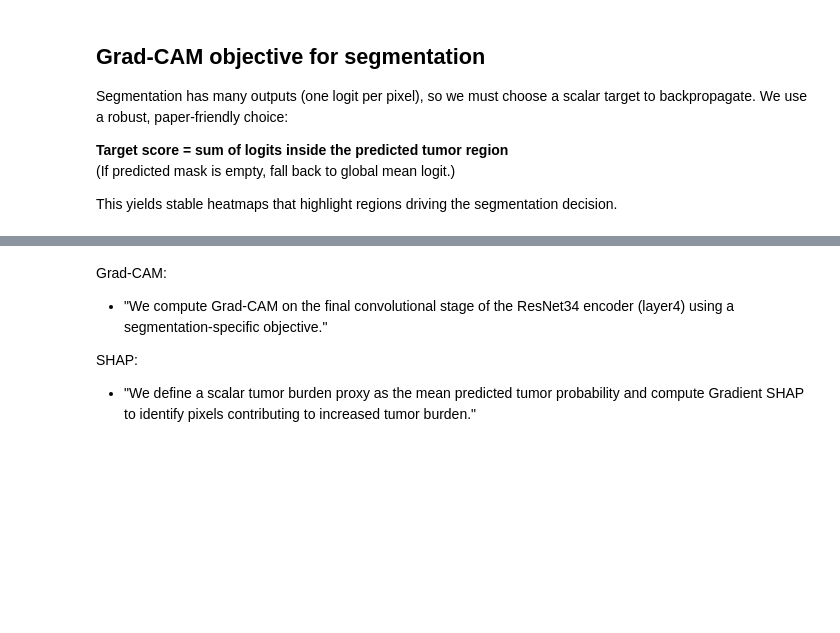
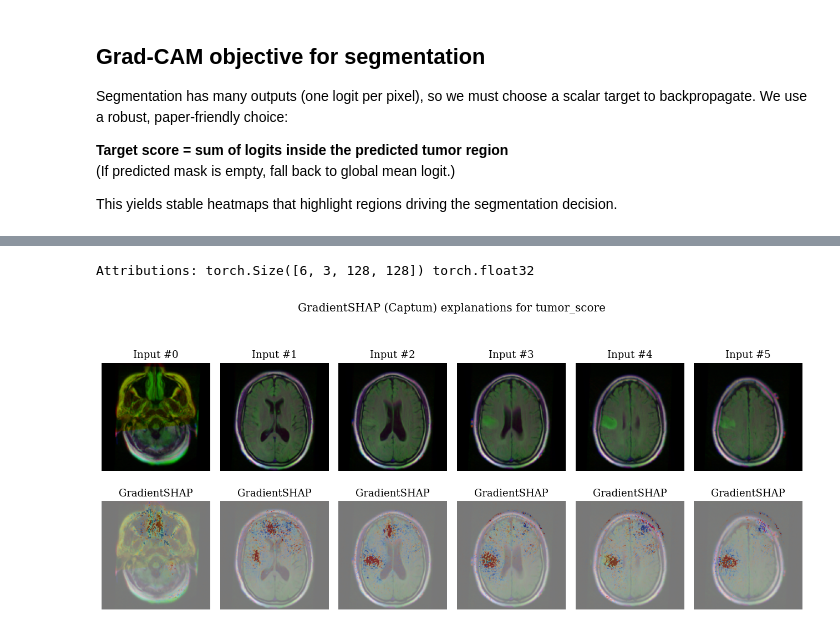
Before and after one commit to prajwal816/Brain-MRI-segmentation, a Jupyter notebook: BrainMri-modelling.ipynb, the cells around one changed output, grey strips where cells are left out. Cells and saved outputs as stored; diff of their text form; code cells hidden in the pictures; blank space fills up the shorter version.

```diff
--- a/BrainMri-modelling.ipynb
+++ b/BrainMri-modelling.ipynb
@@ -1059,8 +931,64 @@ plt.show()
-# %% [markdown]
-
-
-Grad-CAM:
-- "We compute Grad-CAM on the final convolutional stage of the ResNet34 encoder (layer4) using a segmentation-specific objective."
-
-SHAP:
-- "We define a scalar tumor burden proxy as the mean predicted tumor probability and compute Gradient SHAP to identify pixels contributing to increased tumor burden."
+# %%
+@torch.no_grad()
+def get_background(loader, n=8):
+    xs = []
+    for xb_bg, _ in loader:
+        xs.append(xb_bg)
+        if torch.cat(xs, dim=0).size(0) >= n:
+            break
+    return torch.cat(xs, dim=0)[:n]
+
+bg = get_background(train_loader, n=8).to(device)
+
+# For speed + clean visuals, compute attributions at 128×128
+ATTR_SIZE = 128
+xb_ds = F.interpolate(xb, size=(ATTR_SIZE, ATTR_SIZE), mode="bilinear", align_corners=False)
+bg_ds = F.interpolate(bg, size=(ATTR_SIZE, ATTR_SIZE), mode="bilinear", align_corners=False)
+
+gs = GradientShap(score_model)
+
+# stdevs adds noise for the expectation (typical GradientSHAP usage)
+attr = gs.attribute(
+    inputs=xb_ds,
+    baselines=bg_ds,
+    n_samples=40,
+    stdevs=0.05
+)  # (B,3,H,W)
+
+print("Attributions:", attr.shape, attr.dtype)
+# %% [output]
+Attributions: torch.Size([6, 3, 128, 128]) torch.float32
+# %%
+def attr_to_heat(attr_chw):
+    # Convert (3,H,W) -> (H,W), signed attribution magnitude
+    a = attr_chw.detach().cpu().numpy()
+    a = a.mean(axis=0)  # average over channels
+    # Normalize robustly for visualization
+    p = np.percentile(np.abs(a), 99.0) + 1e-8
+    a = np.clip(a / p, -1, 1)
+    return a
+
+fig, axes = plt.subplots(2, xb_ds.size(0), figsize=(13, 6))
+for ax in axes.ravel():
+    paper_axes(ax)
+
+for i in range(xb_ds.size(0)):
+    img = np.clip(xb_ds[i].detach().cpu().permute(1,2,0).numpy(), 0, 1)
+    heat = attr_to_heat(attr[i])
+
+    axes[0, i].imshow(img)
+    axes[0, i].set_title(f"Input #{i}")
+    axes[0, i].axis("off")
+
+    axes[1, i].imshow(img)
+    axes[1, i].imshow(heat, cmap="coolwarm", alpha=0.55, vmin=-1, vmax=1)
+    axes[1, i].set_title("GradientSHAP")
+    axes[1, i].axis("off")
+
+fig.suptitle("GradientSHAP (Captum) explanations for tumor_score", y=1.02)
+plt.tight_layout()
+plt.savefig("/kaggle/working/fig_gradientshap_panel.png", dpi=300, bbox_inches="tight")
+plt.savefig("/kaggle/working/fig_gradientshap_panel.pdf", dpi=300, bbox_inches="tight")
+plt.show()
+# %% [output]
+[figure, added]
```
Also changed, not shown: parts of 27 cells of this notebook.
